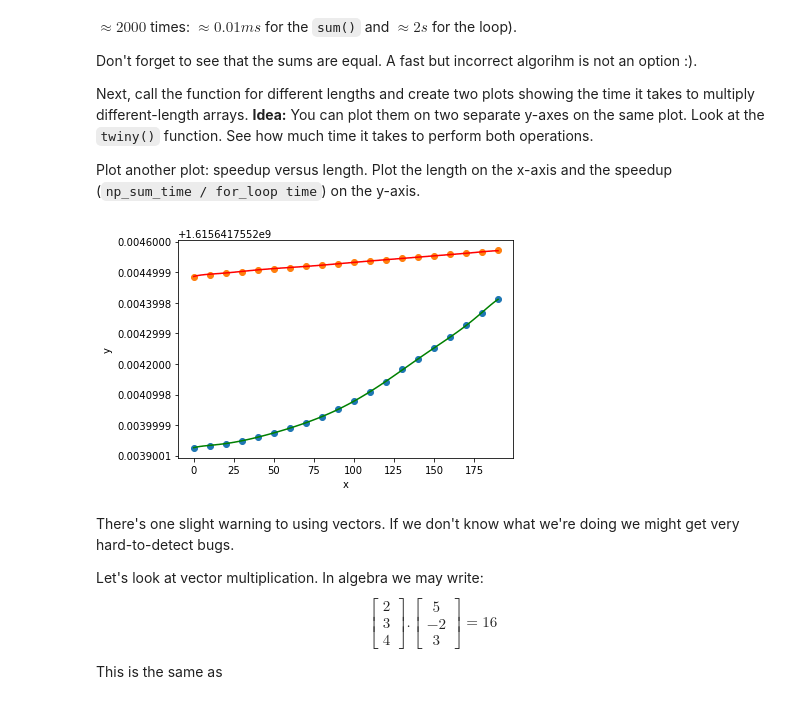
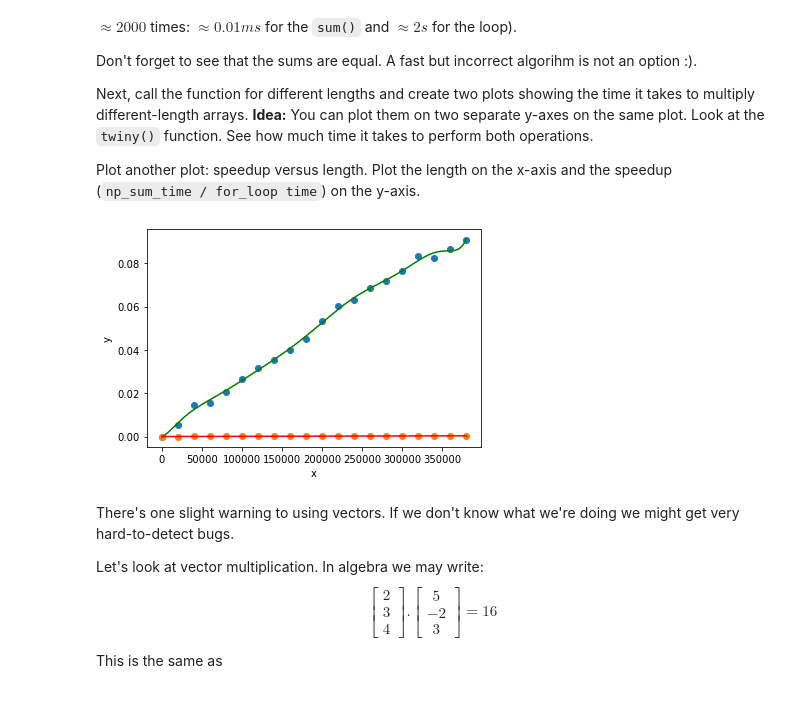
Before and after one commit to TodorNedkovski/Artificial-Intelligence-21-22, a Jupyter notebook: Math concepts for developers/HIGH-SCHOOL MATHS/06. Linear-Algebra-Exercise/Linear Algebra Exercise.ipynb, the cells around one changed output. Drawn from its saved outputs; the diff is of its cells as text; code cells hidden in the pictures.

```diff
--- a/Math concepts for developers/HIGH-SCHOOL MATHS/06. Linear-Algebra-Exercise/Linear Algebra Exercise.ipynb
+++ b/Math concepts for developers/HIGH-SCHOOL MATHS/06. Linear-Algebra-Exercise/Linear Algebra Exercise.ipynb
@@ -164,10 +164,10 @@ def interpolate_polynomial(facPoints, multPoints, degree, min_x, max_x):
     mcoefficients = np.polyfit(mx, my, degree)
     mpoly = np.poly1d(mcoefficients)
 
-    plot_fx = np.linspace(min_x, max_x, 5000)
+    plot_fx = np.linspace(min_x, max_x, 2000)
     plot_fy = fpoly(plot_fx)
 
-    plot_mx = np.linspace(min_x, max_x, 5000)
+    plot_mx = np.linspace(min_x, max_x, 2000)
     plot_my = mpoly(plot_mx)
 
     plt.plot(plot_fx, plot_fy, c = "green")
@@ -181,46 +181,44 @@ def interpolate_polynomial(facPoints, multPoints, degree, min_x, max_x):
 arr = []
 
 for i in range(20):
-    arr.append(np.random.randint(100,size=10*i))
+    arr.append(np.random.randint(100,size=20000*i))
 
 def standard():
 
     span = []
 
     length = 0;
 
     for a in arr:
         rsum = 0
         start = time.time()
         for i in range(len(a)):
-            rsum += a[i]
+            rsum *= a[i]
         finish = time.time()
-        span.append((len(a), finish))
-
+        span.append((len(a), finish - start))
 
     return (rsum, span)
 
 def numpy():
 
    span = []
 
    numpy_sum = 0
 
    for a in arr:
        start = time.time()
-       numpy_sum = np.sum(a)
+       numpy_sum = np.prod(a)
        finish = time.time()
-       span.append((len(a), finish))
+       span.append((len(a), finish - start))
 
    return (numpy_sum, span)
-
 
 standardSpan = np.array(standard()[1])
 numpySpan = np.array(numpy()[1])
 
 interpolate_polynomial(standardSpan, numpySpan, 10, np.min(numpySpan[:, 0]), np.max(numpySpan[:, 0]))
 # %% [output]
-[figure, old version]
+[figure, new version]
 # %% [markdown]
 There's one slight warning to using vectors. If we don't know what we're doing we might get very hard-to-detect bugs.
 
```
Also changed, not shown: parts of 17 cells of this notebook.
